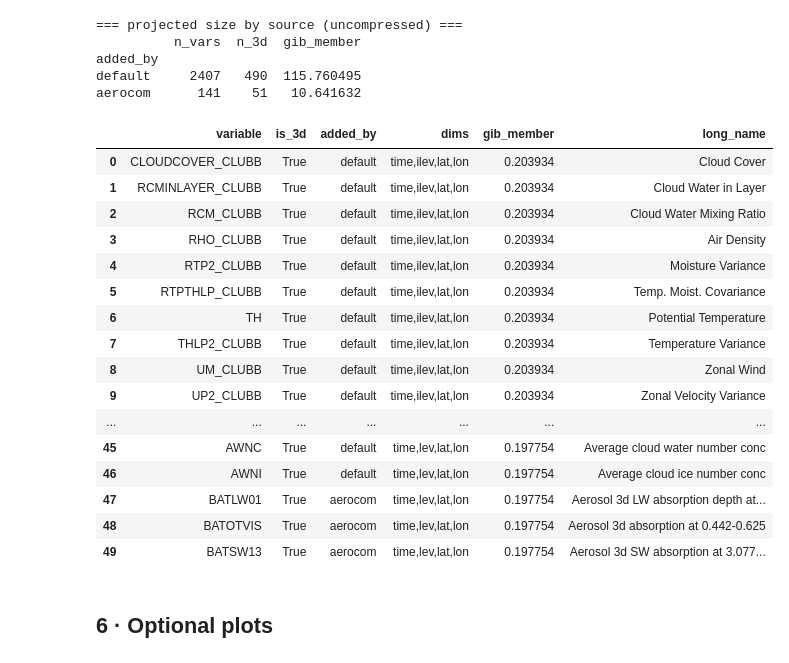
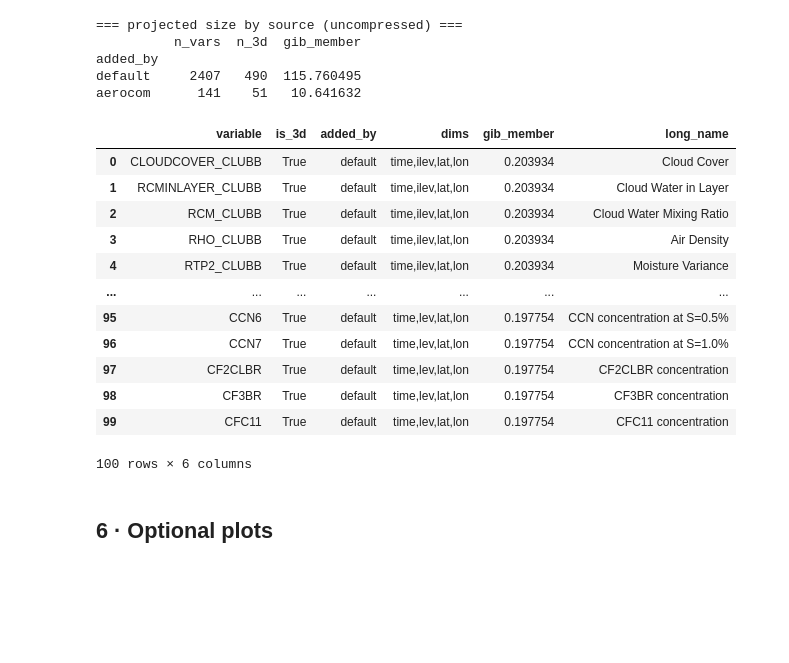
Before and after one commit to adelezaini/boreal-forest-expansion, a Jupyter notebook: diagnostics/reduce-history-file-size/compare_diagnostics_tests_for_h0_size.ipynb, the cells around one changed output. Cells and saved outputs as stored; diff of their text form; code cells hidden in the pictures; blank space fills up the shorter version.

```diff
--- a/diagnostics/reduce-history-file-size/compare_diagnostics_tests_for_h0_size.ipynb
+++ b/diagnostics/reduce-history-file-size/compare_diagnostics_tests_for_h0_size.ipynb
@@ -246,26 +246,22 @@ aerocom      141    51   10.641632
 # %%
 # Heaviest variables overall — the first candidates to scrutinise
 if not comp.empty:
-    top = comp.assign(gib_member=lambda d: gib_per_member(d.mib_per_step)).head(50)
+    top = comp.assign(gib_member=lambda d: gib_per_member(d.mib_per_step)).head(100)
     display(top[["variable","is_3d","added_by","dims","gib_member","long_name"]])
 # %% [output]
 |  | variable | is_3d | added_by | dims | gib_member | long_name |
 | 0 | CLOUDCOVER_CLUBB | True | default | time,ilev,lat,lon | 0.203934 | Cloud Cover |
 | 1 | RCMINLAYER_CLUBB | True | default | time,ilev,lat,lon | 0.203934 | Cloud Water in Layer |
 | 2 | RCM_CLUBB | True | default | time,ilev,lat,lon | 0.203934 | Cloud Water Mixing Ratio |
 | 3 | RHO_CLUBB | True | default | time,ilev,lat,lon | 0.203934 | Air Density |
 | 4 | RTP2_CLUBB | True | default | time,ilev,lat,lon | 0.203934 | Moisture Variance |
-| 5 | RTPTHLP_CLUBB | True | default | time,ilev,lat,lon | 0.203934 | Temp. Moist. Covariance |
-| 6 | TH | True | default | time,ilev,lat,lon | 0.203934 | Potential Temperature |
-| 7 | THLP2_CLUBB | True | default | time,ilev,lat,lon | 0.203934 | Temperature Variance |
-| 8 | UM_CLUBB | True | default | time,ilev,lat,lon | 0.203934 | Zonal Wind |
-| 9 | UP2_CLUBB | True | default | time,ilev,lat,lon | 0.203934 | Zonal Velocity Variance |
 | ... | ... | ... | ... | ... | ... | ... |
-| 45 | AWNC | True | default | time,lev,lat,lon | 0.197754 | Average cloud water number conc |
-| 46 | AWNI | True | default | time,lev,lat,lon | 0.197754 | Average cloud ice number conc |
-| 47 | BATLW01 | True | aerocom | time,lev,lat,lon | 0.197754 | Aerosol 3d LW absorption depth at... |
-| 48 | BATOTVIS | True | aerocom | time,lev,lat,lon | 0.197754 | Aerosol 3d absorption at 0.442-0.625 |
-| 49 | BATSW13 | True | aerocom | time,lev,lat,lon | 0.197754 | Aerosol 3d SW absorption at 3.077... |
+| 95 | CCN6 | True | default | time,lev,lat,lon | 0.197754 | CCN concentration at S=0.5% |
+| 96 | CCN7 | True | default | time,lev,lat,lon | 0.197754 | CCN concentration at S=1.0% |
+| 97 | CF2CLBR | True | default | time,lev,lat,lon | 0.197754 | CF2CLBR concentration |
+| 98 | CF3BR | True | default | time,lev,lat,lon | 0.197754 | CF3BR concentration |
+| 99 | CFC11 | True | default | time,lev,lat,lon | 0.197754 | CFC11 concentration |
+100 rows × 6 columns
 # %% [markdown]
 ## 6 · Optional plots
 # %%
```
Also changed, not shown: 2 other files.
